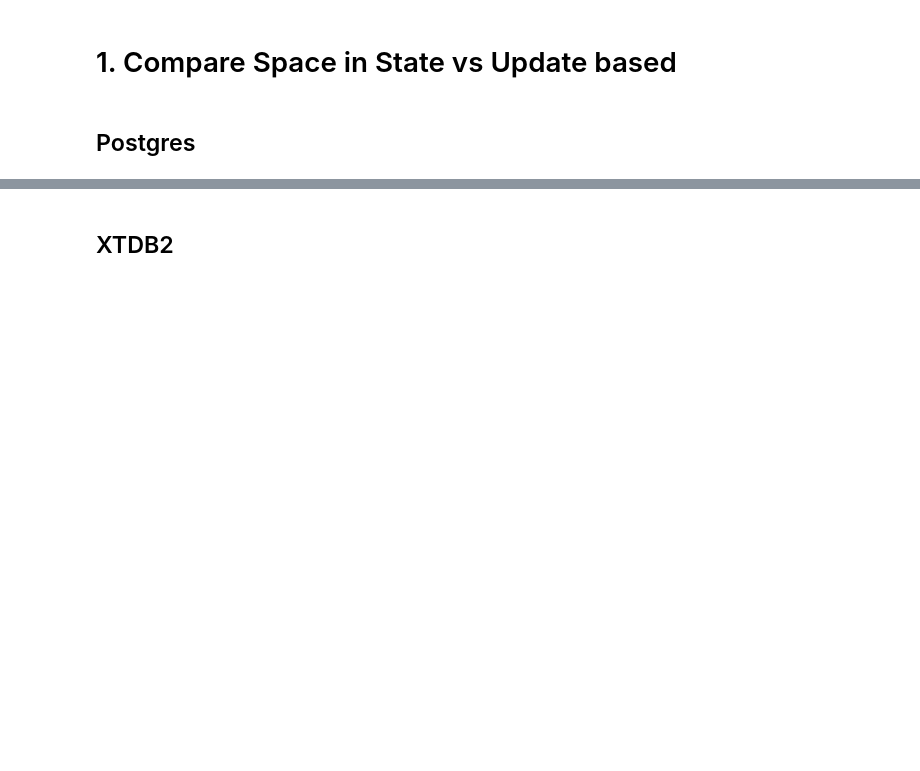
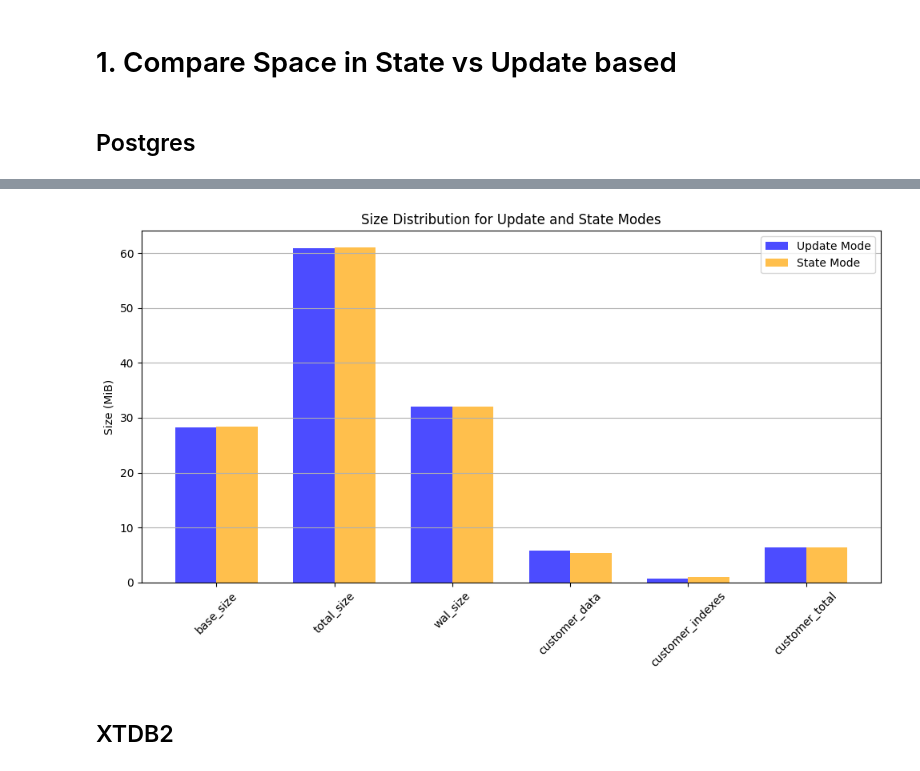
Before and after one commit to DinisSousa2003/api-kevel-mock, a Jupyter notebook: analysis.ipynb, the cells around one changed output, grey strips where cells are left out. Cells and saved outputs as stored; diff of their text form; code cells hidden in the pictures; blank space fills up the shorter version.

```diff
--- a/analysis.ipynb
+++ b/analysis.ipynb
@@ -88,3 +179,35 @@ plt.show()
+# %%
+# Bar chart for size distribution
+# I already have the latest_diff and latest_state dataframes with only the relevant columns
+
+keep = [
+    'base_size',
+    'total_size',
+    'wal_size',
+    'customer_data',
+    'customer_indexes',
+    'customer_total',
+]
+
+latest_diff = latest_diff.filter(items=keep, axis=1)
+latest_state = latest_state.filter(items=keep, axis=1)
+
+fig, ax = plt.subplots(figsize=(10, 6))
+bar_width = 0.35
+x = range(len(latest_diff.columns))
+# Bar positions
+ax.bar(x, latest_diff.iloc[0], width=bar_width, label='Update Mode', color='blue', alpha=0.7)
+ax.bar([i + bar_width for i in x], latest_state.iloc[0], width=bar_width, label='State Mode', color='orange', alpha=0.7)
+ax.set_xticks([i + bar_width / 2 for i in x])
+ax.set_xticklabels(latest_diff.columns, rotation=45)
+ax.set_ylabel('Size (MiB)')
+ax.set_title('Size Distribution for Update and State Modes')
+ax.legend()
+ax.grid(axis='y')
+plt.tight_layout()
+plt.show()
+# %% [output]
+[figure, added]
 # %% [markdown]
 ## XTDB2
 # %%
```
Also changed, not shown: parts of 15 cells of this notebook, 49 other files.
